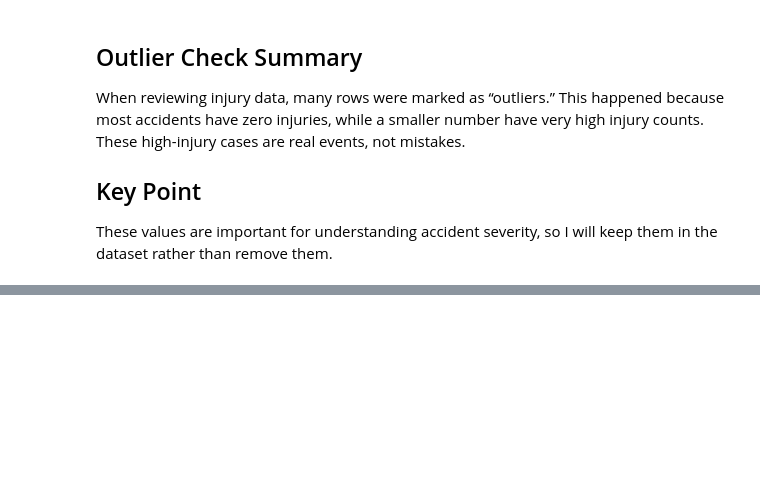
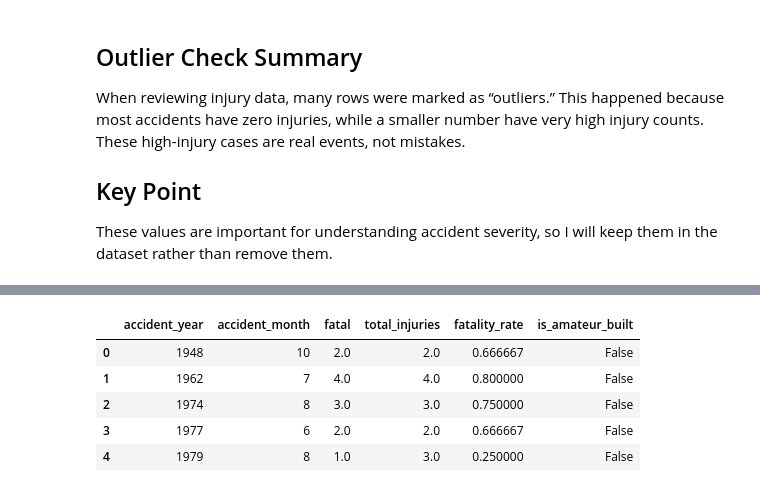
Before and after one commit to ChairoSolutions/New-Aviation-LowRisk-AircraftPurchase-Project, a Jupyter notebook: Brian.ipynb, the cells around one changed output, grey strips where cells are left out. Saved outputs shown, nothing was run; the diff lists cells and outputs as text; code cells hidden in the pictures; blank space fills up the shorter version.

Commit message:
Feature engineering — created accident_year, total_injuries, fatality_rate, and amateur-built flags.

```diff
--- a/Brian.ipynb
+++ b/Brian.ipynb
@@ -256,0 +300,18 @@ These values are important for understanding accident severity, so I will keep t
+# %%
+# Create a total injuries column since it is missing
+df_cleaned['total_injuries'] = (
+    df_cleaned['totalfatalinjuries'].fillna(0) +
+    df_cleaned['totalseriousinjuries'].fillna(0) +
+    df_cleaned['totalminorinjuries'].fillna(0)
+)
+# %%
+# Create fatality column name
+if fatal_col is None:
+    # fallback: try to derive from available injury fields (if not possible, set NaN)
+    df_cleaned['fatal'] = pd.to_numeric(df_cleaned.get('fatal', None), errors='coerce')
+else:
+    df_cleaned['fatal'] = pd.to_numeric(df_cleaned[fatal_col], errors='coerce')
+# %%
+# Fatality rate: fatal / (total_injuries + 1) to avoid division by zero
+df_cleaned['fatality_rate'] = df_cleaned['totalfatalinjuries'] / (df_cleaned['total_injuries'].fillna(0) + 1)
+df_cleaned['fatality_rate']
@@ -256,0 +331,16 @@ These values are important for understanding accident severity, so I will keep t
+# %%
+# Normalize amateur-built flag
+if 'amateurbuilt' in df_cleaned.columns:
+    df_cleaned['is_amateur_built'] = df_cleaned['amateurbuilt'].astype(str).str.lower().isin(['y', 'yes', 'true', '1'])
+else:
+    df_cleaned['is_amateur_built'] = False
+# %%
+# confirm the sanity of the created columns for feature analysis
+df_cleaned[['accident_year','accident_month','fatal','total_injuries','fatality_rate','is_amateur_built']].head()
+# %% [output]
+|  | accident_year | accident_month | fatal | total_injuries | fatality_rate | is_amateur_built |
+| 0 | 1948 | 10 | 2.0 | 2.0 | 0.666667 | False |
+| 1 | 1962 | 7 | 4.0 | 4.0 | 0.800000 | False |
+| 2 | 1974 | 8 | 3.0 | 3.0 | 0.750000 | False |
+| 3 | 1977 | 6 | 2.0 | 2.0 | 0.666667 | False |
+| 4 | 1979 | 8 | 1.0 | 3.0 | 0.250000 | False |
```
Also changed, not shown: parts of 6 cells of this notebook, 1 other file.
